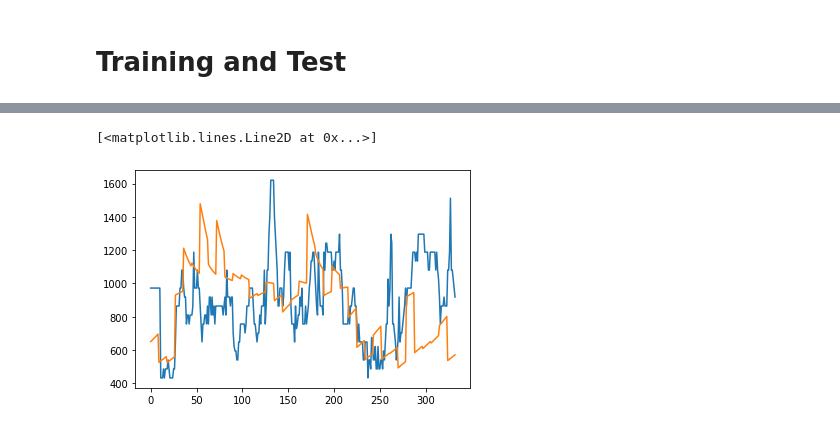
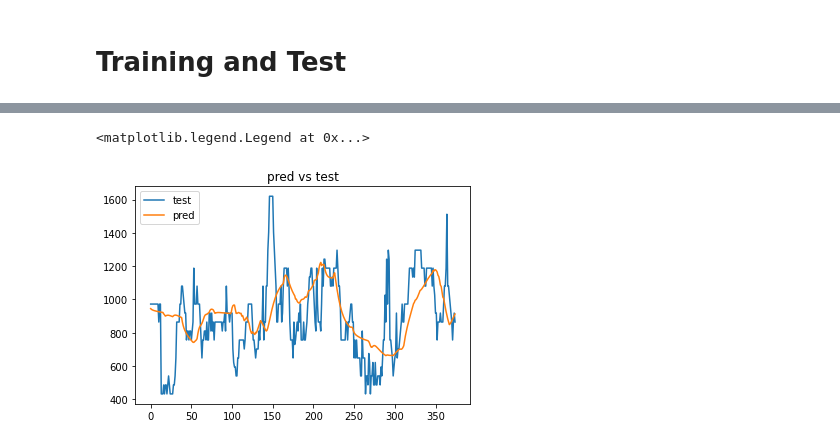
Before and after one commit to oh-yu/vegetable-price-prediction, a Jupyter notebook: rnn_1variate.ipynb, the cells around one changed output, grey strips where cells are left out. Drawn from its saved outputs; the diff is of its cells as text; code cells hidden in the pictures.

```diff
--- a/rnn_1variate.ipynb
+++ b/rnn_1variate.ipynb
@@ -59,31 +74,49 @@ test_y = torch.tensor(test_y, dtype=torch.float32)
 # Build Model
 # %%
 class rnn(nn.Module):
-    def __init__(self, input_size=1, hidden_size=50, output_size=1):
+    def __init__(self, input_size=297, hidden_size=100, output_size=1):
         super().__init__()
         self.rnn1 = nn.LSTM(input_size, hidden_size, batch_first=True)
         self.rnn2 = nn.LSTM(hidden_size, int(hidden_size/2), batch_first=True)
         self.fc = nn.Linear(int(hidden_size/2), output_size)
 
-    def forward(self, x):
+    def forward(self, x, train, test, future=375):
         out, (h_t1, c_t1) = self.rnn1(x)
         out, (h_t2, c_t2) = self.rnn2(out)
         out = self.fc(out)
 
-        preds = torch.zeros(out.shape)
-        start_x = out[:, -1, :].unsqueeze(1)
-        for t in range(9):
+        # prepare start_x
+        # start_x shape: (1, 1, feature_size)
+        # out shape: (N, T, 1)
+        preds = torch.zeros(1, future, 1)
+        start_x0 = out[-1, -1, :].reshape(1, -1)
+        start_x_other = torch.tensor(train[-1, -1, 1:].reshape(1, -1), dtype=torch.long)
+        start_x = torch.cat((start_x0, start_x_other), axis=1)
+        start_x = start_x.unsqueeze(1)
+
+        # prepare h_t, c,t
+        # h_t, c_t shape: (num_layers, N, H)
+        h_t1, c_t1 = h_t1[:, -1, :].unsqueeze(1), c_t1[:, -1, :].unsqueeze(1)
+        h_t2, c_t2 = h_t2[:, -1, :].unsqueeze(1), c_t2[:, -1, :].unsqueeze(1)
+
+        # future prediction
+        for t in range(future):
             pred, (h_t1, c_t1) = self.rnn1(start_x, (h_t1, c_t1))
             pred, (h_t2, c_t2) = self.rnn2(pred, (h_t2, c_t2))
-            pred = self.fc(pred)
-            preds[:, t, :] = pred.squeeze(1)
-            start_x = pred
+            pred = self.fc(pred).squeeze(1)
+            preds[:, t, :] = pred
+
+            start_x0 = pred
+            start_x_other = torch.tensor(test[t, 1:].reshape(1, -1), dtype=torch.long)
+            start_x = torch.cat((start_x0, start_x_other), axis=1)
+            start_x = start_x.unsqueeze(0)
+            # start_x shape: (1, 1, feature_size)
         return out, preds
 # %% [markdown]
 # Instantiate Model, Optimizer, Criterion
 # %%
 model = rnn()
-optimizer = optim.Adam(model.parameters(), lr=0.005)
+optimizer = optim.Adam(model.parameters(), lr=0.005, weight_decay=1e-3)
 criterion = nn.MSELoss()
 # %% [markdown]
 # Training and Test
@@ -93,7 +126,7 @@ for epoch in range(num_epochs):
 
     # Training
     optimizer.zero_grad()
-    out, pred_y = model(train_x)
+    out, pred_y = model(train_x, train, test)
     loss = criterion(out, train_y)
     loss.backward()
     optimizer.step()
@@ -104,8 +137,7 @@ for epoch in range(num_epochs):
     # Test
     with torch.no_grad():
         model.eval()
-        # pred_y, _ = model(test_y)
-        pred_y = pred_y.reshape(-1)[:test_y.reshape(-1).shape[0]]
+        pred_y = pred_y.reshape(-1)
         loss = criterion(pred_y, test_y)
 
         if epoch % 10 == 0:
@@ -136,11 +166,15 @@ pred_y = pred_y.detach().numpy()
 # %%
+pred_y = pred_y.detach().numpy()
+
 test_y = test_y.reshape(-1, 1)
 test_y = ss.inverse_transform(test_y)
 pred_y = pred_y.reshape(-1, 1)
 pred_y = ss.inverse_transform(pred_y)
 
+plt.title("pred vs test")
 plt.plot(test_y, label="test")
 plt.plot(pred_y, label="pred")
+plt.legend()
 # %% [output]
-[<matplotlib.lines.Line2D at 0x...>]
+<matplotlib.legend.Legend at 0x...>
-[figure, old version]
+[figure, new version]
```
Also changed, not shown: parts of 9 cells of this notebook.
